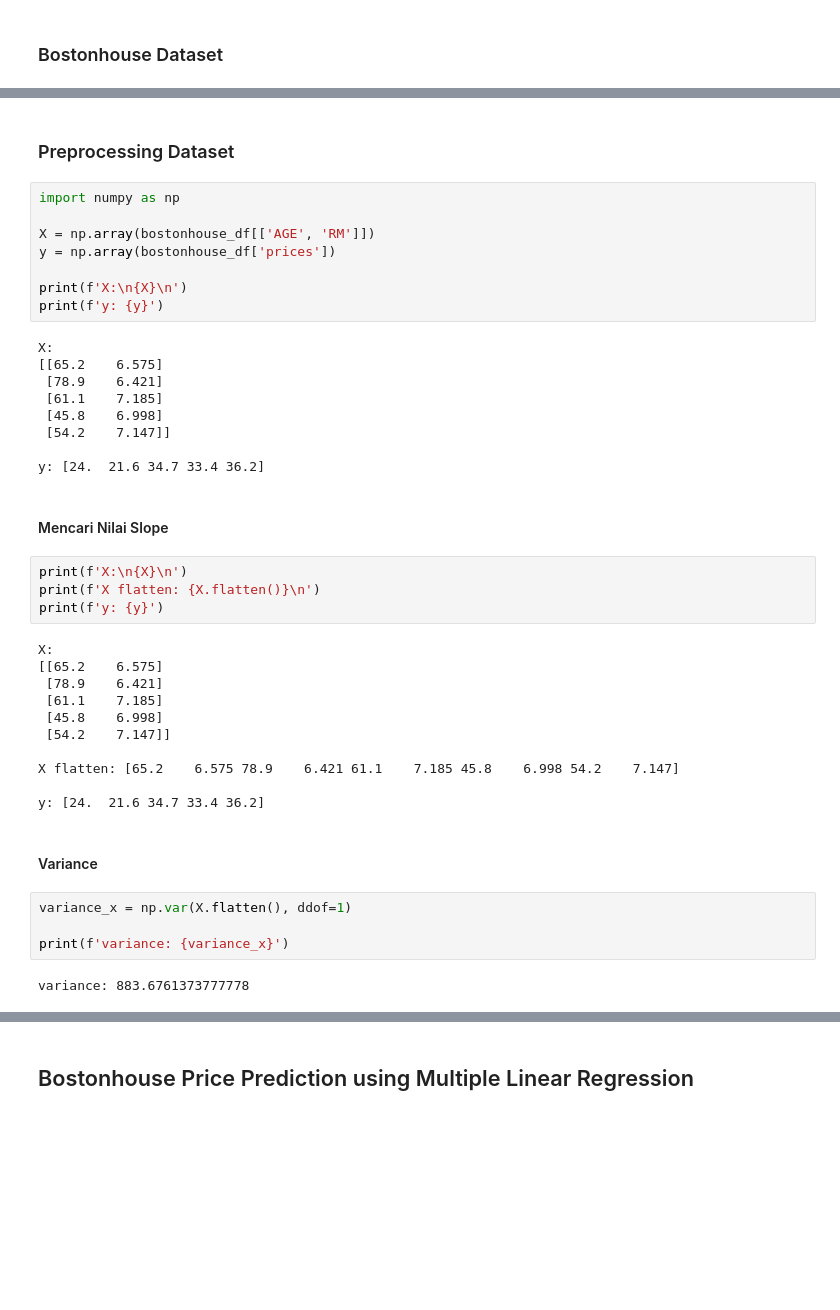
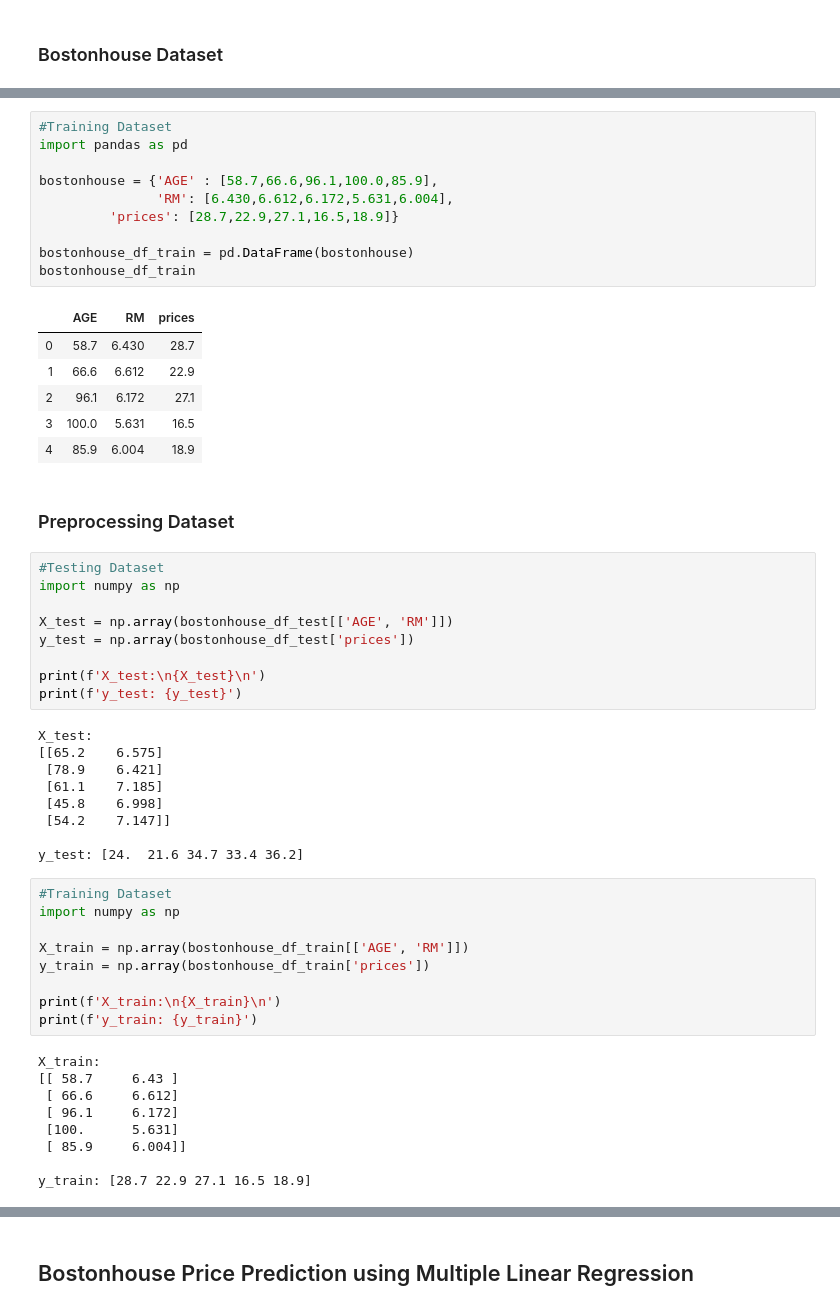
Before and after one commit to Herrscher-of-Freedom/Data-Science, a Jupyter notebook: UTS.ipynb, the cells around one changed output, grey strips where cells are left out. Drawn from its saved outputs; the diff is of its cells as text; blank space fills up the shorter version.

```diff
--- a/UTS.ipynb
+++ b/UTS.ipynb
@@ -316,47 +338,58 @@ bostonhouse_df
 | 2 | 61.1 | 7.185 | 34.7 |
 | 3 | 45.8 | 6.998 | 33.4 |
 | 4 | 54.2 | 7.147 | 36.2 |
+# %%
+#Training Dataset
+import pandas as pd
+
+bostonhouse = {'AGE' : [58.7,66.6,96.1,100.0,85.9],
+               'RM': [6.430,6.612,6.172,5.631,6.004],
+         'prices': [28.7,22.9,27.1,16.5,18.9]}
+
+bostonhouse_df_train = pd.DataFrame(bostonhouse)
+bostonhouse_df_train
+# %% [output]
+|  | AGE | RM | prices |
+| 0 | 58.7 | 6.430 | 28.7 |
+| 1 | 66.6 | 6.612 | 22.9 |
+| 2 | 96.1 | 6.172 | 27.1 |
+| 3 | 100.0 | 5.631 | 16.5 |
+| 4 | 85.9 | 6.004 | 18.9 |
 # %% [markdown]
 ### Preprocessing Dataset
 # %%
+#Testing Dataset
 import numpy as np
 
-X = np.array(bostonhouse_df[['AGE', 'RM']])
-y = np.array(bostonhouse_df['prices'])
+X_test = np.array(bostonhouse_df_test[['AGE', 'RM']])
+y_test = np.array(bostonhouse_df_test['prices'])
 
-print(f'X:\n{X}\n')
-print(f'y: {y}')
+print(f'X_test:\n{X_test}\n')
+print(f'y_test: {y_test}')
 # %% [output]
-X:
+X_test:
 [[65.2    6.575]
  [78.9    6.421]
  [61.1    7.185]
  [45.8    6.998]
  [54.2    7.147]]
 
-y: [24.  21.6 34.7 33.4 36.2]
+y_test: [24.  21.6 34.7 33.4 36.2]
-# %% [markdown]
-#### Mencari Nilai Slope
-# %%
-print(f'X:\n{X}\n')
-print(f'X flatten: {X.flatten()}\n')
-print(f'y: {y}')
-# %% [output]
-X:
-[[65.2    6.575]
- [78.9    6.421]
- [61.1    7.185]
- [45.8    6.998]
- [54.2    7.147]]
-
-X flatten: [65.2    6.575 78.9    6.421 61.1    7.185 45.8    6.998 54.2    7.147]
-
-y: [24.  21.6 34.7 33.4 36.2]
-# %% [markdown]
-#### Variance
-# %%
-variance_x = np.var(X.flatten(), ddof=1)
-
-print(f'variance: {variance_x}')
-# %% [output]
-variance: 883.6761373777778
+# %%
+#Training Dataset
+import numpy as np
+
+X_train = np.array(bostonhouse_df_train[['AGE', 'RM']])
+y_train = np.array(bostonhouse_df_train['prices'])
+
+print(f'X_train:\n{X_train}\n')
+print(f'y_train: {y_train}')
+# %% [output]
+X_train:
+[[ 58.7     6.43 ]
+ [ 66.6     6.612]
+ [ 96.1     6.172]
+ [100.      5.631]
+ [ 85.9     6.004]]
+
+y_train: [28.7 22.9 27.1 16.5 18.9]
```
Also changed, not shown: parts of 10 cells of this notebook.
